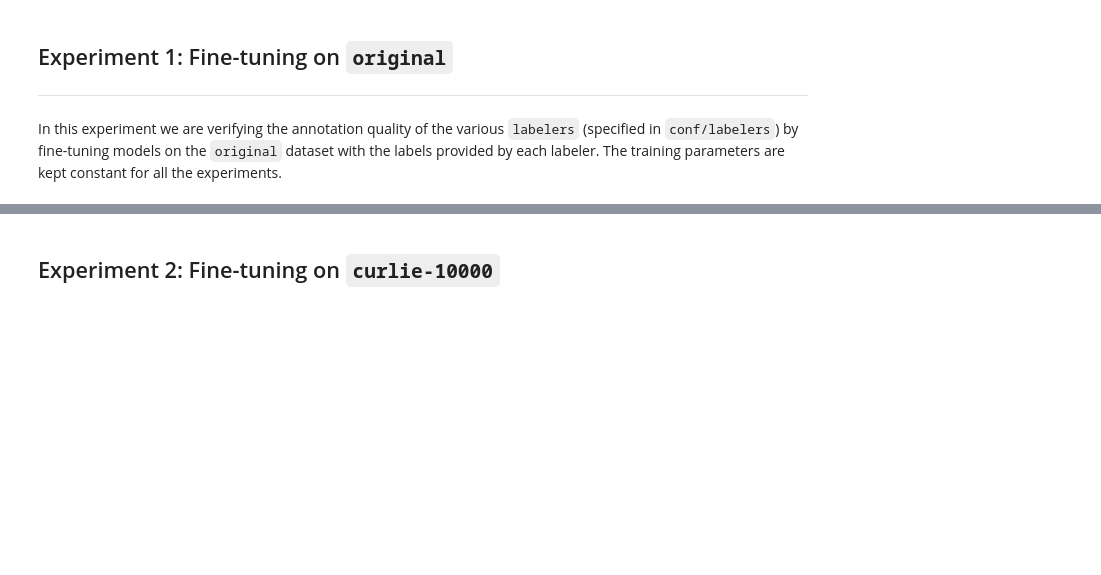
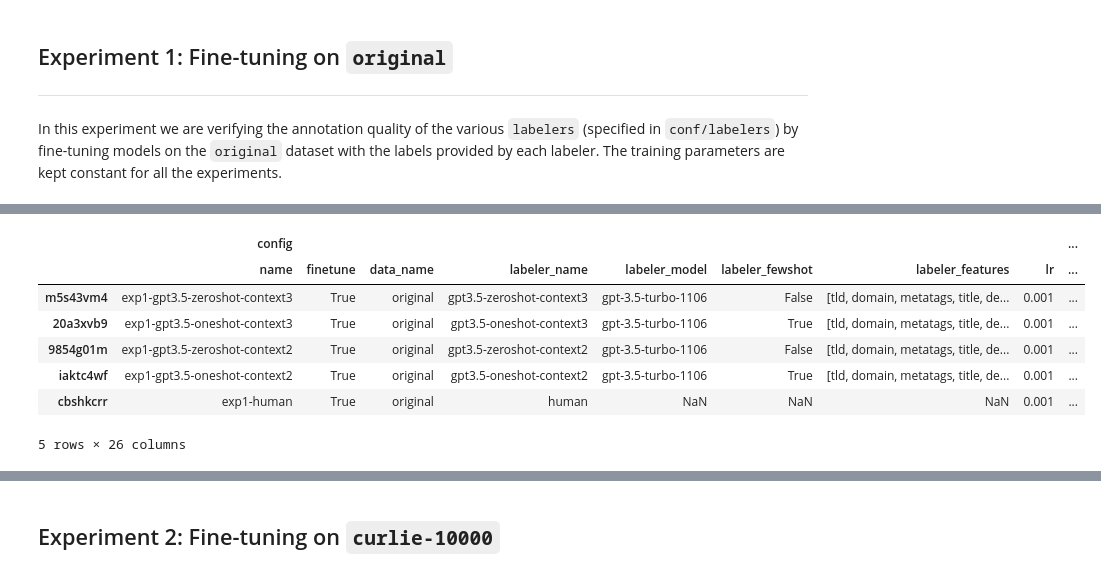
Before and after one commit to CS-433/ml-project-2-mlp, a Jupyter notebook: notebooks/analysis.ipynb, the cells around one changed output, grey strips where cells are left out. Cells and saved outputs as stored; diff of their text form; code cells hidden in the pictures; blank space fills up the shorter version.

```diff
--- a/notebooks/analysis.ipynb
+++ b/notebooks/analysis.ipynb
@@ -106,7 +189,16 @@ exp1_runs_df = runs_to_df(exp1_runs)
 # %%
 # Top-5 runs
 top_k = 5
-exp1_runs_df.sort_values(by=("summary", "test/f1"), ascending=False).head(top_k)["summary"]
+exp1_best_runs_df.sort_values(by=("summary", "val/f1"), ascending=False).head(top_k)[["config", "summary"]]
+# %% [output]
+|  | config |  |  |  |  |  |  |  | ... |
+|  | name | finetune | data_name | labeler_name | labeler_model | labeler_fewshot | labeler_features | lr | ... |
+| m5s43vm4 | exp1-gpt3.5-zeroshot-context3 | True | original | gpt3.5-zeroshot-context3 | gpt-3.5-turbo-1106 | False | [tld, domain, metatags, title, de... | 0.001 | ... |
+| 20a3xvb9 | exp1-gpt3.5-oneshot-context3 | True | original | gpt3.5-oneshot-context3 | gpt-3.5-turbo-1106 | True | [tld, domain, metatags, title, de... | 0.001 | ... |
+| 9854g01m | exp1-gpt3.5-zeroshot-context2 | True | original | gpt3.5-zeroshot-context2 | gpt-3.5-turbo-1106 | False | [tld, domain, metatags, title, de... | 0.001 | ... |
+| iaktc4wf | exp1-gpt3.5-oneshot-context2 | True | original | gpt3.5-oneshot-context2 | gpt-3.5-turbo-1106 | True | [tld, domain, metatags, title, de... | 0.001 | ... |
+| cbshkcrr | exp1-human | True | original | human | NaN | NaN | NaN | 0.001 | ... |
+5 rows × 26 columns
 # %%
 # Visualise best runs
 fig, ax = plt.subplots(figsize=(10, 5))
```
Also changed, not shown: parts of 11 cells of this notebook, 1 other file.
